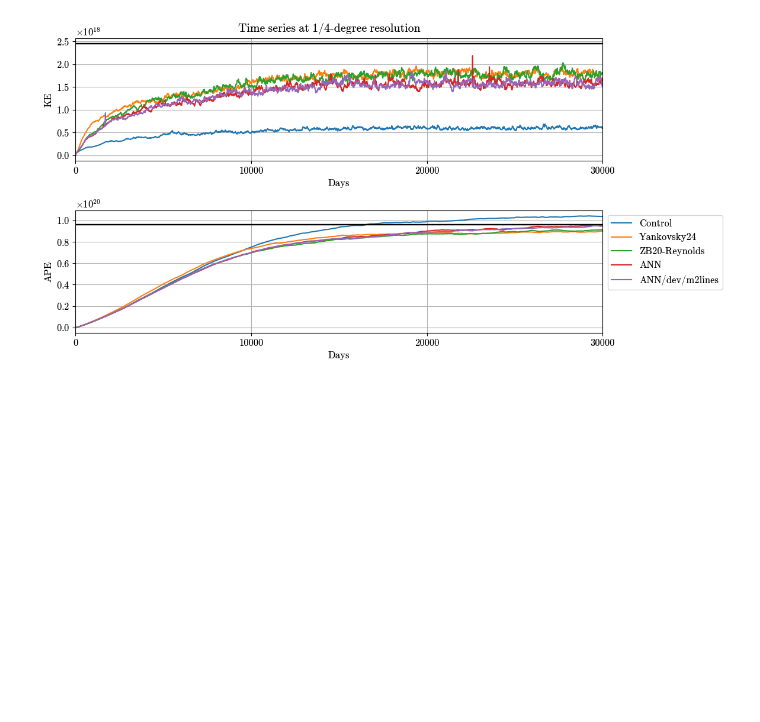
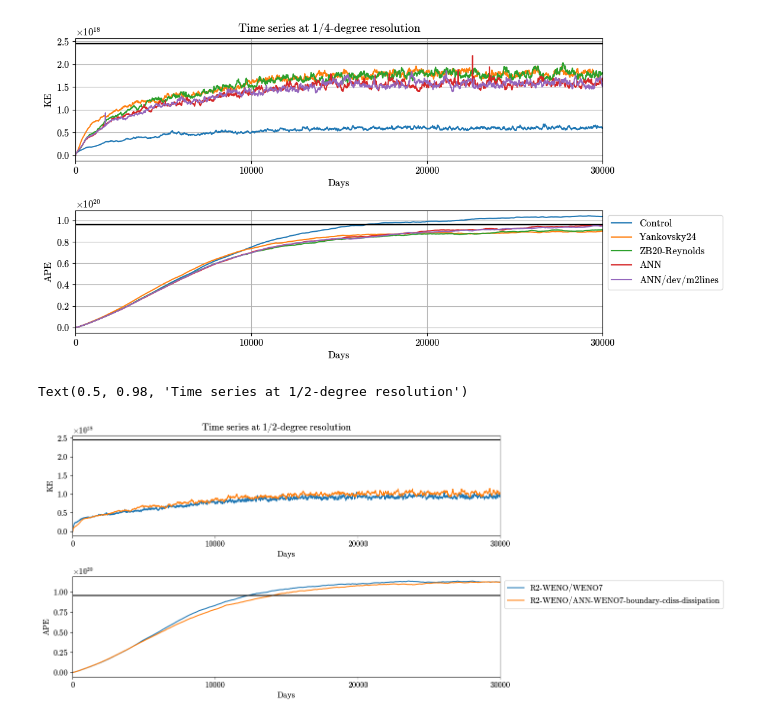
Before and after one commit to m2lines/ANN-momentum-mesoscale, a Jupyter notebook: notebooks/Figure-S3-and-Tables-S2-S3.ipynb, the cells around one changed output. Drawn from its saved outputs; the diff is of its cells as text; code cells hidden in the pictures; blank space fills up the shorter version.

```diff
--- a/notebooks/Figure-S3-and-Tables-S2-S3.ipynb
+++ b/notebooks/Figure-S3-and-Tables-S2-S3.ipynb
@@ -321,3 +391,9 @@ plt.suptitle('Time series at 1/4-degree resolution')
 # %% [output]
 Text(0.5, 0.98, 'Time series at 1/4-degree resolution')
 [figure]
+# %%
+plot_timeseries(['R2-WENO/WENO7', 'R2-WENO/ANN-WENO7-boundary-cdiss-dissipation'])
+plt.suptitle('Time series at 1/2-degree resolution')
+# %% [output]
+Text(0.5, 0.98, 'Time series at 1/2-degree resolution')
+[figure, added]
```
Also changed, not shown: parts of 3 cells of this notebook, 1 other file.
